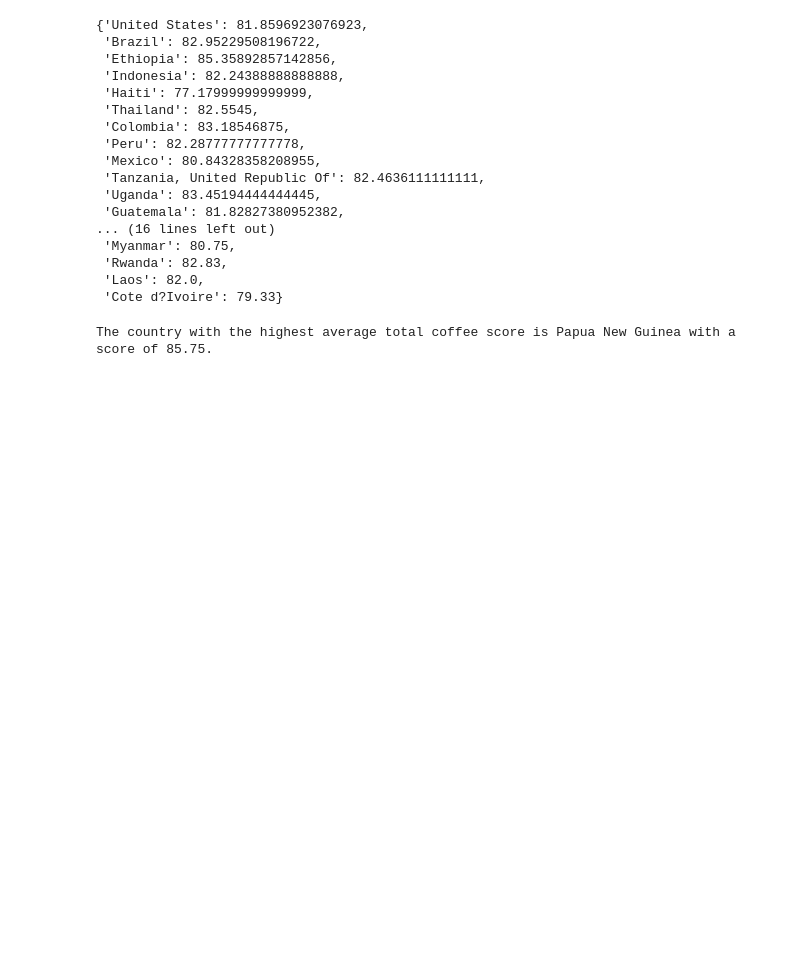
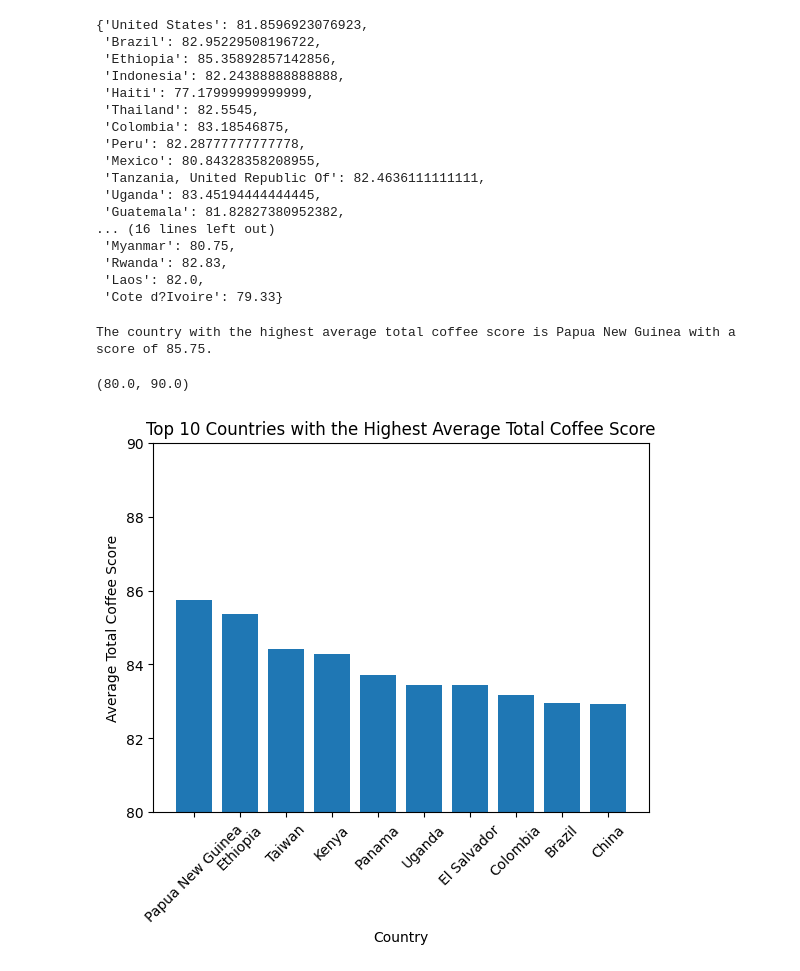
Before and after one commit to TroyH-21/Troy-Heroldt-cs130-project, a Jupyter notebook: analysis.ipynb, the cells around one changed output. Drawn from its saved outputs; the diff is of its cells as text; code cells hidden in the pictures; blank space fills up the shorter version.

Commit message:
Created a bar chart of the top 10 countries with the highest average total coffee score

```diff
--- a/analysis.ipynb
+++ b/analysis.ipynb
@@ -114,3 +114,19 @@ def find_top_countries(avg_coffee_score):
     return sorted_countries
 
 top_countries = find_top_countries(avg_coffee_score)
+# %%
+top10_countries = dict(list(top_countries.items())[:10])
+
+import matplotlib.pyplot as plt # This is the API to matplotlib
+top10_countries_names = list(top10_countries.keys()) # Create a list with the names of the top 10 countries
+top10_countries_scores = list(top10_countries.values()) # Create a list with the average total coffee scores of the top 10 countries
+
+plt.bar(top10_countries_names, top10_countries_scores) # Create a bar chart with the names of the countries on the x-axis and the average total coffee scores on the y-axis
+plt.title('Top 10 Countries with the Highest Average Total Coffee Score')
+plt.xlabel('Country')
+plt.ylabel('Average Total Coffee Score')
+plt.xticks(rotation=45) # Rotate the x-axis labels for better readability
+plt.ylim(80, 90) # Shift y axis to start at 80 and` end at 90
+# %% [output]
+(80.0, 90.0)
+[figure, added]
```
